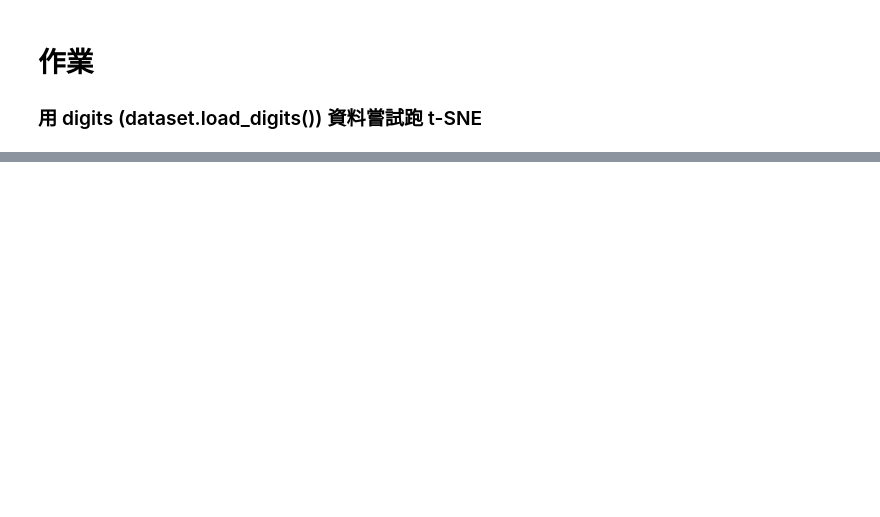
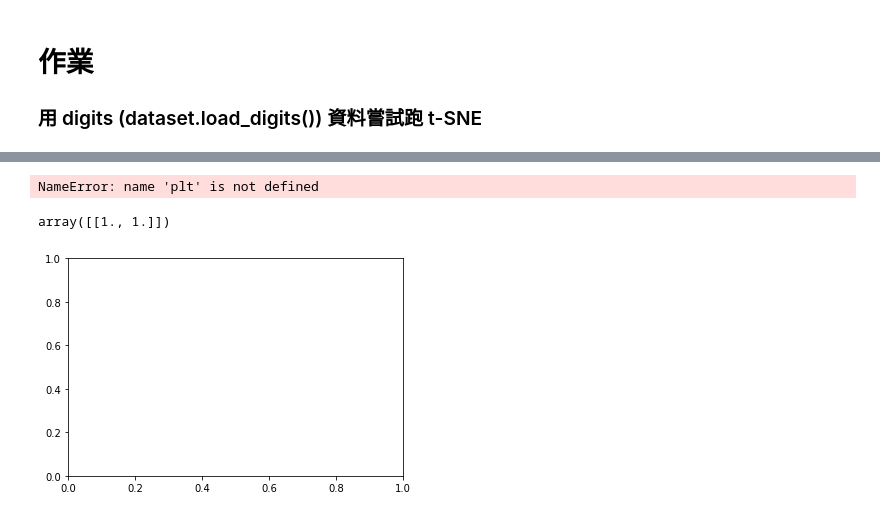
Before and after one commit to kueiwen/The-4th-ML100Days, a Jupyter notebook: homework/Day_061_HW.ipynb, the cells around one changed output, grey strips where cells are left out. Drawn from its saved outputs; the diff is of its cells as text; code cells hidden in the pictures; blank space fills up the shorter version.

```diff
--- a/homework/Day_061_HW.ipynb
+++ b/homework/Day_061_HW.ipynb
@@ -49,0 +52,2 @@ computing t_SNE embedding
+# %%
+X = tsne.fit_transform(X)
@@ -49,0 +64,27 @@ computing t_SNE embedding
+# %%
+plt.figure()
+ax = plt.subplot(111)
+for i in range(X.shape[0]):
+        plt.text(X[i, 0], X[i, 1], str(y[i]),
+                 color=plt.cm.Set1(y[i] / 10.),
+                 fontdict={'weight': 'bold', 'size': 9})
+plt.show()
+# %% [output]
+NameError: name 'plt' is not defined
+# %%
+shown_images = np.array([[1., 1.]])
+shown_images
+# %% [output]
+array([[1., 1.]])
+# %%
+plt.figure()
+ax = plt.subplot(111)
+for i in range(X.shape[0]):
+    dist = np.sum((X[i] - shown_images) ** 2, 1)
+    if np.min(dist) < 4e-3:
+        continue
+    shown_images = np.r_[shown_images, [X[i]]]
+    imagebox = offsetbox.AnnotationBbox(offsetbox.OffsetImage(digits.images[i], cmap=plt.cm.gray_r),X[i])
+    ax.add_artist(imagebox)
+# %% [output]
+[figure, added]
```
Also changed, not shown: parts of 2 cells of this notebook.
